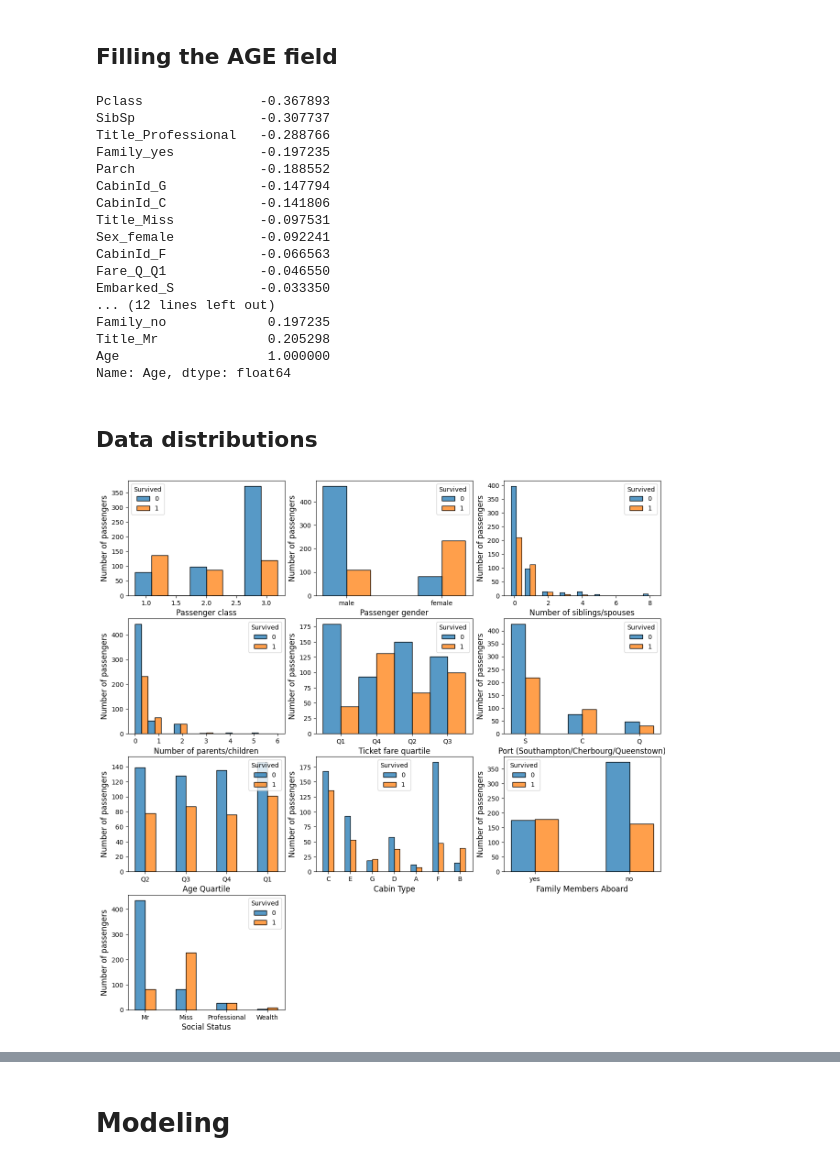
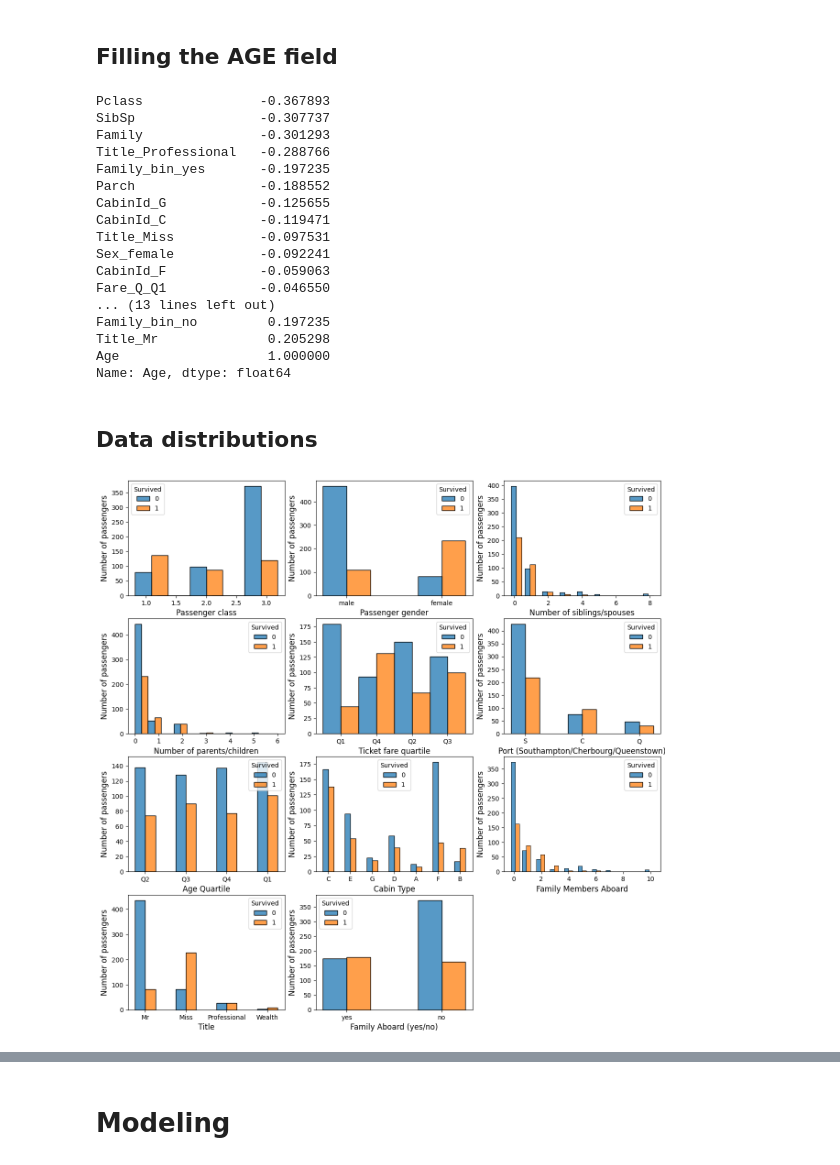
Before and after one commit to JRRobalo/The_Gigantic, a Jupyter notebook: titanic-reloaded.ipynb, the cells around one changed output, grey strips where cells are left out. Saved outputs shown, nothing was run; the diff lists cells and outputs as text; code cells hidden in the pictures.

```diff
--- a/titanic-reloaded.ipynb
+++ b/titanic-reloaded.ipynb
@@ -102,15 +119,17 @@ df_train.describe(include='all')
 # %%
-# FAMILY = PARCH + SIBSP
+# FAMILY_BIN = PARCH + SIBSP >0 OR NOT
 # DEFINE FUNCTION TO ASSIGN FAMILY VALUES BASED ON PARCH AND SIBSP
 def fam(parch:int, sibsip:int):
     if (parch==0) & (sibsip==0):
         return 'no'
     else:
         return 'yes'
-
 # APPLY FUNCTION
-df_train['Family'] = df_train.apply(lambda x: fam(x.Parch, x['SibSp']), axis=1)
-df_test['Family'] = df_test.apply(lambda x: fam(x.Parch, x['SibSp']), axis=1)
+df_train['Family_bin'] = df_train.apply(lambda x: fam(x.Parch, x['SibSp']), axis=1)
+df_test['Family_bin'] = df_test.apply(lambda x: fam(x.Parch, x['SibSp']), axis=1)
+# FAMILY = PARCH + SIBSP
+df_train['Family'] = df_train['SibSp'] + df_train['Parch']
+df_test['Family'] = df_test['SibSp'] + df_test['Parch']
 # %%
 def count_records(featcounts:str, feat:str, norecord:bool):
     """
@@ -388,10 +406,10 @@ crl.iloc[-8:,:-9]
 # CREATE FUNCTION TO READ FEATURES WITH HIGHEST CORRELATION WITH CABINID,
 # FOR EACH CABINID=NaN ENTRY, EXTRACT ALL CABINID VALUES FOR SIMILAR FEATURES,
 # AND ASSIGN A RANDOMLY SAMPLED CABINID VALUE
-def testf(pclass:int, family:str, fare_q:str, sex:str, cabinid:str):
+def sampler(pclass:int, family:str, fare_q:str, sex:str, cabinid:str):
     if pd.isnull(cabinid) == True:
         df = df_train[df_train['CabinId'].isna() == False]
-        cbn_list = list(df[(df['Pclass'] == pclass) & (df['Family'] == family) & (df['Fare_Q'] == fare_q) & (df['Sex'] == sex)]['CabinId'])
+        cbn_list = list(df[(df['Pclass'] == pclass) & (df['Family_bin'] == family) & (df['Fare_Q'] == fare_q) & (df['Sex'] == sex)]['CabinId'])
         if len(cbn_list) != 0:
             return np.random.choice(cbn_list)
         else:
@@ -400,9 +418,9 @@ def testf(pclass:int, family:str, fare_q:str, sex:str, cabinid:str):
     else:
         return cabinid
 # RUN FUNCTION OVER CABINID
-df_train['CabinId'] = df_train.apply(lambda x: testf(x['Pclass'], x['Family'], x['Fare_Q'], x['Sex'], x['CabinId']), axis=1)
+df_train['CabinId'] = df_train.apply(lambda x: sampler(x['Pclass'], x['Family_bin'], x['Fare_Q'], x['Sex'], x['CabinId']), axis=1)
 # FOR TEST DATA, USING THE SAME FUNCTION AS FOR THE TRAIN DATA
-df_test['CabinId'] = df_test.apply(lambda x: testf(x['Pclass'], x['Family'], x['Fare_Q'], x['Sex'], x['CabinId']), axis=1)
+df_test['CabinId'] = df_test.apply(lambda x: sampler(x['Pclass'], x['Family_bin'], x['Fare_Q'], x['Sex'], x['CabinId']), axis=1)
 # %% [markdown]
 ## Filling the AGE field ##
 # %%
@@ -412,18 +430,18 @@ crl.loc['Age'].sort_values()
 # %% [output]
 Pclass               -0.367893
 SibSp                -0.307737
+Family               -0.301293
 Title_Professional   -0.288766
-Family_yes           -0.197235
+Family_bin_yes       -0.197235
 Parch                -0.188552
-CabinId_G            -0.147794
-CabinId_C            -0.141806
+CabinId_G            -0.125655
+CabinId_C            -0.119471
 Title_Miss           -0.097531
 Sex_female           -0.092241
-CabinId_F            -0.066563
+CabinId_F            -0.059063
 Fare_Q_Q1            -0.046550
-Embarked_S           -0.033350
-... (12 lines left out)
-Family_no             0.197235
+... (13 lines left out)
+Family_bin_no         0.197235
 Title_Mr              0.205298
 Age                   1.000000
 Name: Age, dtype: float64
@@ -431,10 +449,10 @@ Name: Age, dtype: float64
 # CREATE FUNCTION TO READ FEATURES WITH HIGHEST CORRELATION WITH AGE,
 # FOR EACH AGE=NaN ENTRY, EXTRACT ALL AGE VALUES FOR SIMILAR FEATURES,
 # AND ASSIGN A RANDOMLY SAMPLED AGE VALUE
-def testf(pclass:int, family:str, sibsp:str, parch:str, cabinid:str, age:int):
+def sampler(pclass:int, family:str, sibsp:str, parch:str, cabinid:str, age:int):
     if pd.isnull(age) == True:
         df = df_train[df_train['Age'].isna() == False]
-        age_list = list(df[(df['Pclass'] == pclass) & (df['Family'] == family) & (df['SibSp'] == sibsp) & (df['Parch'] == parch) & (df['CabinId'] == cabinid)]['Age'])
+        age_list = list(df[(df['Pclass'] == pclass) & (df['Family_bin'] == family) & (df['SibSp'] == sibsp) & (df['Parch'] == parch) & (df['CabinId'] == cabinid)]['Age'])
         if len(age_list) != 0:
             return np.random.choice(age_list)
         else:
@@ -443,9 +461,9 @@ def testf(pclass:int, family:str, sibsp:str, parch:str, cabinid:str, age:int):
     else:
         return age
 # RUN FUNCTION OVER AGE
-df_train['Age_new'] = df_train.apply(lambda x: testf(x['Pclass'], x['Family'], x['SibSp'], x['Parch'], x['CabinId'], x['Age']), axis=1)
+df_train['Age_new'] = df_train.apply(lambda x: sampler(x['Pclass'], x['Family_bin'], x['SibSp'], x['Parch'], x['CabinId'], x['Age']), axis=1)
 # FOR TEST DATA, USING THE SAME FUNCTION AS FOR THE TRAIN DATA
-df_test['Age_new'] = df_test.apply(lambda x: testf(x['Pclass'], x['Family'], x['SibSp'], x['Parch'], x['CabinId'], x['Age']), axis=1)
+df_test['Age_new'] = df_test.apply(lambda x: sampler(x['Pclass'], x['Family_bin'], x['SibSp'], x['Parch'], x['CabinId'], x['Age']), axis=1)
 # CALCULATE QUARTILE VALUES
 Q1 = df_train['Age_new'].quantile(0.25)
 Q2 = df_train['Age_new'].quantile(0.50)
@@ -484,7 +502,7 @@ g7 = plt.subplot(gs[2, 0])
 g8 = plt.subplot(gs[2, 1])
 g9 = plt.subplot(gs[2, 2])
 g10 = plt.subplot(gs[3, 0])
-
+g11 = plt.subplot(gs[3, 1])
 
 ax1 = sns.histplot(ax=g1, data = df_train, x='Pclass',hue = 'Survived', stat='count', multiple='dodge',shrink=3)
 ax1.set_xlabel('Passenger class', fontsize=12)
@@ -499,36 +517,40 @@ ax3.set_xlabel('Number of siblings/spouses', fontsize=12)
 ax3.set_ylabel('Number of passengers', fontsize=12)
 
 ax4 = sns.histplot(ax=g4, data = df_train, x='Parch',hue = 'Survived', stat='count', multiple='dodge')
 ax4.set_xlabel('Number of parents/children', fontsize=12)
 ax4.set_ylabel('Number of passengers', fontsize=12)
 
 ax5 = sns.histplot(ax=g5, data = df_train, x='Fare_Q',hue = 'Survived', stat='count', multiple='dodge')
 ax5.set_xlabel('Ticket fare quartile', fontsize=12)
 ax5.set_ylabel('Number of passengers', fontsize=12)
 
 ax6 = sns.histplot(ax=g6, data = df_train, x='Embarked',hue = 'Survived', stat='count', multiple='dodge', shrink=0.5)
 ax6.set_xlabel('Port (Southampton/Cherbourg/Queenstown)', fontsize=12)
 ax6.set_ylabel('Number of passengers', fontsize=12)
 
 ax7 = sns.histplot(ax=g7, data = df_train, x='Age_Q',hue = 'Survived', stat='count', multiple='dodge', shrink=0.5)
 ax7.set_xlabel('Age Quartile', fontsize=12)
 ax7.set_ylabel('Number of passengers', fontsize=12)
 
 ax8 = sns.histplot(ax=g8, data = df_train, x='CabinId',hue = 'Survived', stat='count', multiple='dodge', shrink=0.5)
 ax8.set_xlabel('Cabin Type', fontsize=12)
 ax8.set_ylabel('Number of passengers', fontsize=12)
 
-ax9 = sns.histplot(ax=g9, data = df_train, x='Family',hue = 'Survived', stat='count', multiple='dodge', shrink=0.5)
+ax9 = sns.histplot(ax=g9, data = df_train, x='Family',hue = 'Survived', stat='count', multiple='dodge', shrink=3)
 ax9.set_xlabel('Family Members Aboard', fontsize=12)
 ax9.set_ylabel('Number of passengers', fontsize=12)
 
 ax10 = sns.histplot(ax=g10, data = df_train, x='Title',hue = 'Survived', stat='count', multiple='dodge', shrink=0.5)
-ax10.set_xlabel('Social Status', fontsize=12)
+ax10.set_xlabel('Title', fontsize=12)
 ax10.set_ylabel('Number of passengers', fontsize=12)
 
+ax11 = sns.histplot(ax=g11, data = df_train, x='Family_bin',hue = 'Survived', stat='count', multiple='dodge', shrink=0.5)
+ax11.set_xlabel('Family Aboard (yes/no)', fontsize=12)
+ax11.set_ylabel('Number of passengers', fontsize=12)
+
 fig.show()
 # %% [output]
-[figure, old version]
+[figure, new version]
 # %% [markdown]
 <div class='alert alert-block alert-info'>
 <b>Probability of surviving appears to depend on:</b>
```
Also changed, not shown: parts of 44 cells of this notebook.
